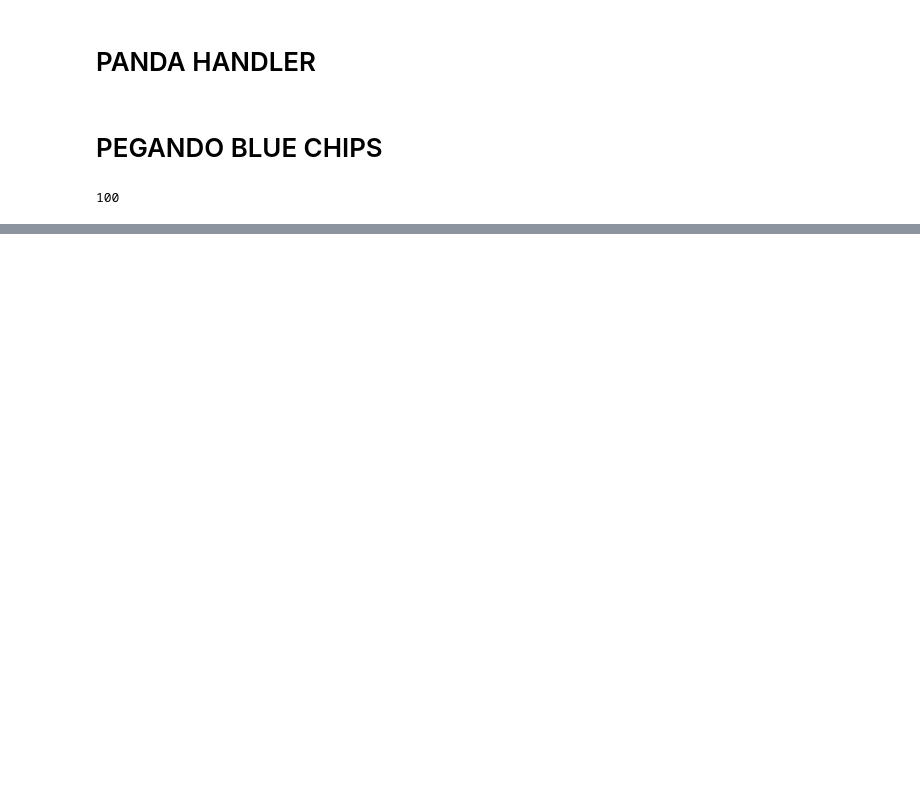
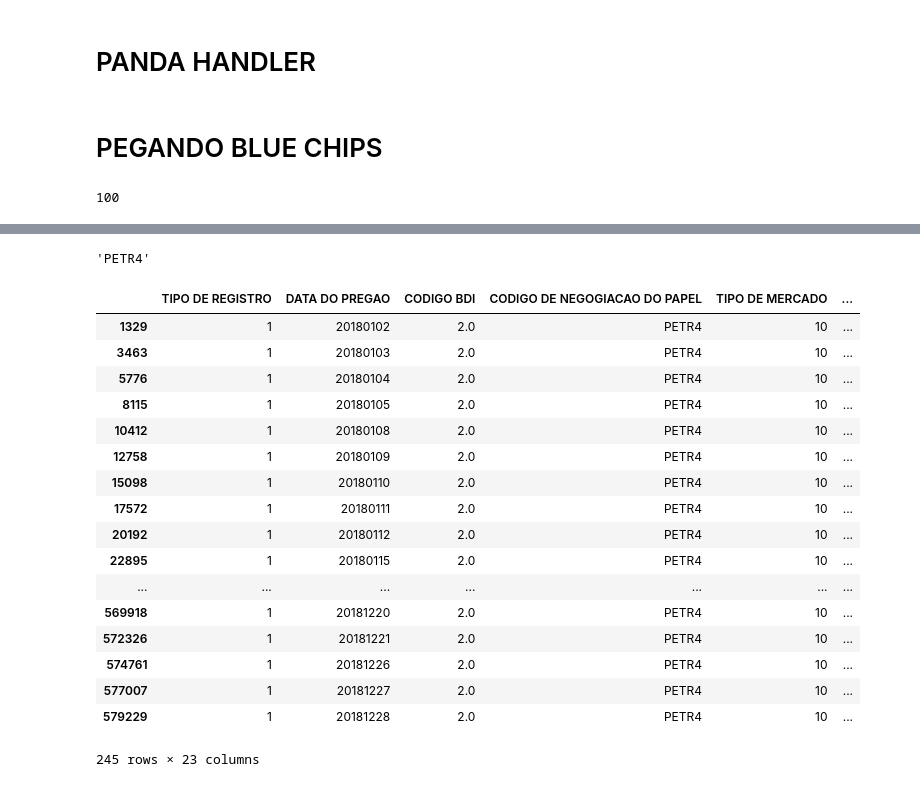
Before and after one commit to RodrigoCalderano/DOM-BOT, a Jupyter notebook: Jupyter/PandasHandler.ipynb, the cells around one changed output, grey strips where cells are left out. Saved outputs shown, nothing was run; the diff lists cells and outputs as text; code cells hidden in the pictures; blank space fills up the shorter version.

Commit message:
Generating table for each blue chip

```diff
--- a/Jupyter/PandasHandler.ipynb
+++ b/Jupyter/PandasHandler.ipynb
@@ -199,0 +43,27 @@ banks['Closing Date'].apply(lambda date: date[-2:] == '08' ).sum()
+# %%
+# for stock in blue_chips:
+#     print(stock)
+blue_chips[0]
+# %% [output]
+'PETR4'
+# %%
+bmf2018[bmf2018['CODIGO DE NEGOGIACAO DO PAPEL'] == blue_chips[0]]
+# %% [output]
+|  | TIPO DE REGISTRO | DATA DO PREGAO | CODIGO BDI | CODIGO DE NEGOGIACAO DO PAPEL | TIPO DE MERCADO | ... |
+| 1329 | 1 | 20180102 | 2.0 | PETR4 | 10 | ... |
+| 3463 | 1 | 20180103 | 2.0 | PETR4 | 10 | ... |
+| 5776 | 1 | 20180104 | 2.0 | PETR4 | 10 | ... |
+| 8115 | 1 | 20180105 | 2.0 | PETR4 | 10 | ... |
+| 10412 | 1 | 20180108 | 2.0 | PETR4 | 10 | ... |
+| 12758 | 1 | 20180109 | 2.0 | PETR4 | 10 | ... |
+| 15098 | 1 | 20180110 | 2.0 | PETR4 | 10 | ... |
+| 17572 | 1 | 20180111 | 2.0 | PETR4 | 10 | ... |
+| 20192 | 1 | 20180112 | 2.0 | PETR4 | 10 | ... |
+| 22895 | 1 | 20180115 | 2.0 | PETR4 | 10 | ... |
+| ... | ... | ... | ... | ... | ... | ... |
+| 569918 | 1 | 20181220 | 2.0 | PETR4 | 10 | ... |
+| 572326 | 1 | 20181221 | 2.0 | PETR4 | 10 | ... |
+| 574761 | 1 | 20181226 | 2.0 | PETR4 | 10 | ... |
+| 577007 | 1 | 20181227 | 2.0 | PETR4 | 10 | ... |
+| 579229 | 1 | 20181228 | 2.0 | PETR4 | 10 | ... |
+245 rows × 23 columns
```
Also changed, not shown: parts of 44 cells of this notebook.
